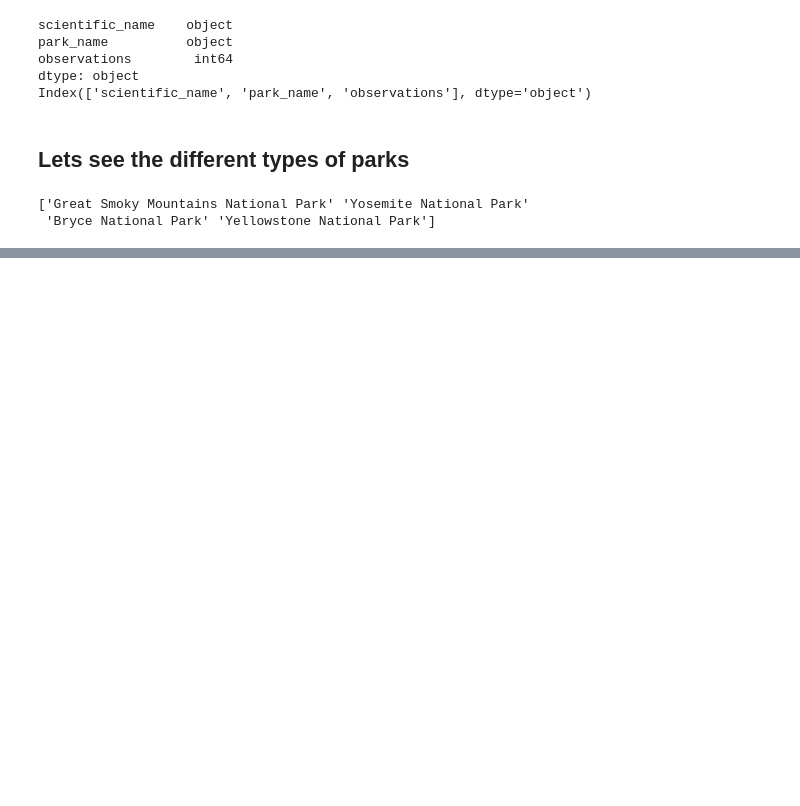
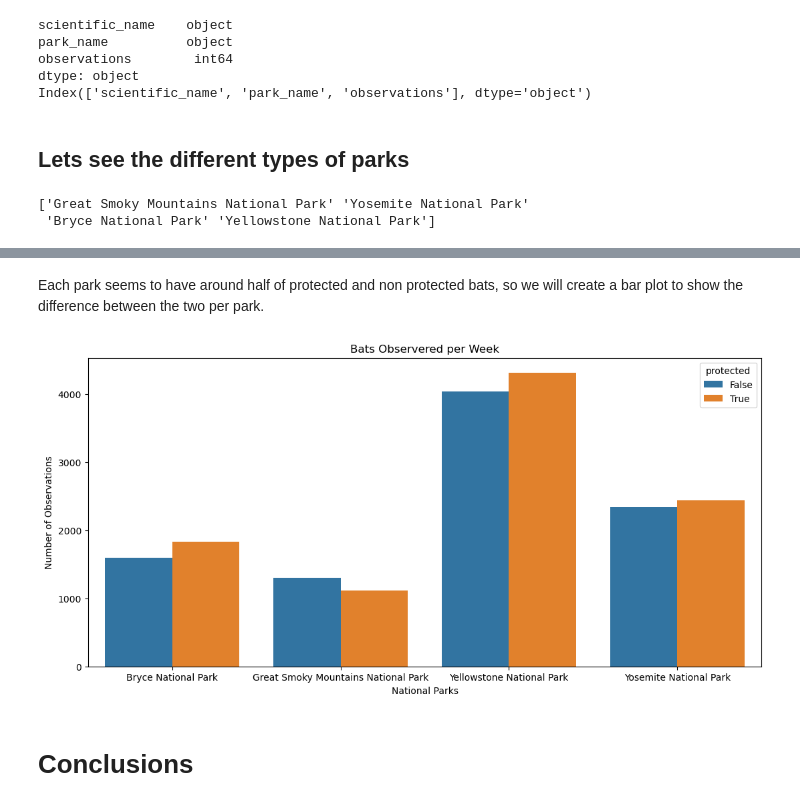
Before and after one commit to nlicari1/Portfolio-Projects, a Jupyter notebook: Biodiversity in National Parks/biodiversity-starter/biodiversity_starter/biodiversity.ipynb, the cells around one changed output, grey strips where cells are left out. Drawn from its saved outputs; the diff is of its cells as text; code cells hidden in the pictures; blank space fills up the shorter version.

```diff
--- a/Biodiversity in National Parks/biodiversity-starter/biodiversity_starter/biodiversity.ipynb
+++ b/Biodiversity in National Parks/biodiversity-starter/biodiversity_starter/biodiversity.ipynb
@@ -214,0 +277,3 @@ Name: observations, Length: 23296, dtype: int64
+# %%
+species_df['is_bat'] = species_df.common_names.str.contains(r"\bBat\b", regex=True)
+species_df.head(10)
@@ -214,0 +314,3 @@ Name: observations, Length: 23296, dtype: int64
+# %%
+bat_observation = observation_df.merge(species_df[species_df.is_bat])
+bat_observation
@@ -214,0 +341,3 @@ Name: observations, Length: 23296, dtype: int64
+# %%
+each_park = bat_observation.groupby(['park_name','protected']).observations.sum().reset_index()
+each_park
@@ -214,0 +354,13 @@ Name: observations, Length: 23296, dtype: int64
+# %% [markdown]
+Each park seems to have around half of protected and non protected bats, so we will create a bar plot to show the difference between the two per park.
+# %%
+plt.figure(figsize=(13,6))
+sns.barplot(x=each_park.park_name, y=each_park.observations, hue= each_park.protected)
+plt.xlabel('National Parks')
+plt.ylabel('Number of Observations')
+plt.title('Bats Observered per Week')
+plt.show()
+# %% [output]
+[figure, added]
+# %% [markdown]
+# Conclusions
```
Also changed, not shown: parts of 20 cells of this notebook.
